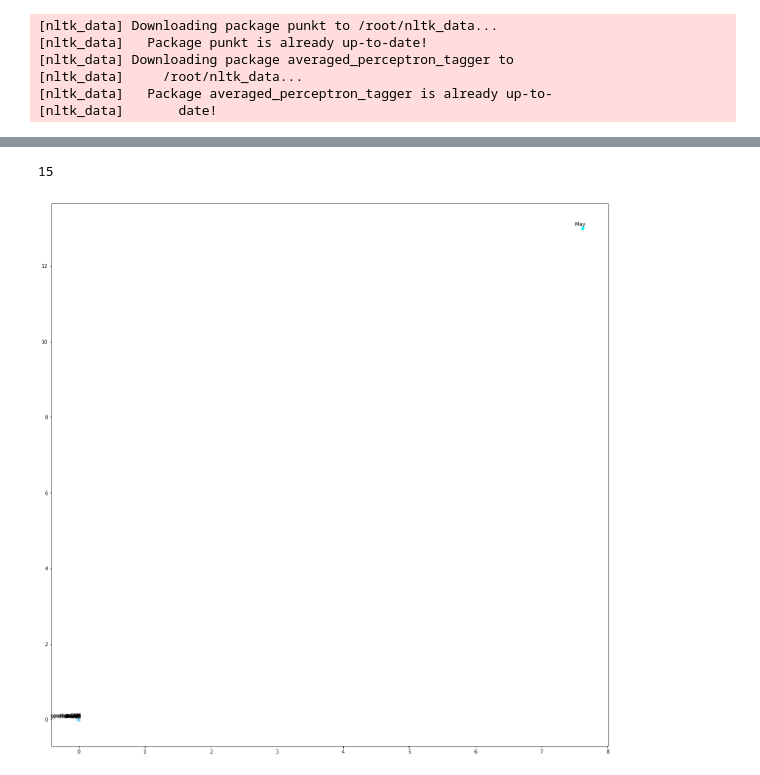
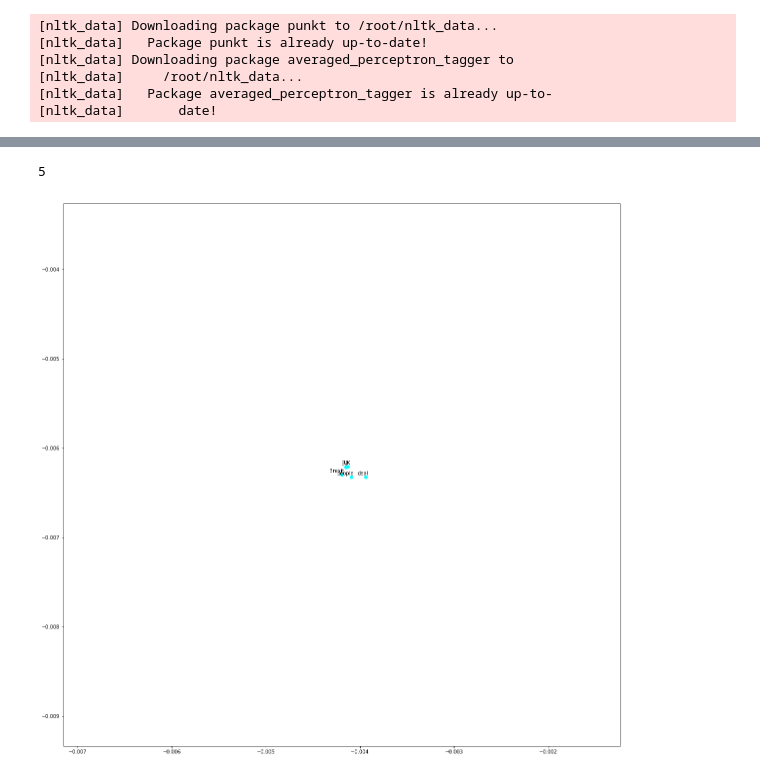
Before and after one commit to kahf-sami/Prototype-Analyzer, a Jupyter notebook: notebooks/paper2/word2vecGC.py.ipynb, the cells around one changed output, grey strips where cells are left out. Drawn from its saved outputs; the diff is of its cells as text; code cells hidden in the pictures.

```diff
--- a/notebooks/paper2/word2vecGC.py.ipynb
+++ b/notebooks/paper2/word2vecGC.py.ipynb
@@ -47,7 +47,7 @@ Total files in list:  6
 # %%
 from packages.gc.word2vec import Word2Vec
 word2vecProcessor = Word2Vec(dataProcessor)
-#word2vecProcessor.train()
+word2vecProcessor.train()
 
 skipWindow = 2
 word2vecProcessor.resetIndex()
@@ -82,10 +100,10 @@ A
 # %%
 from packages.gc.plotter import Plotter
-wordInfo = word2vecProcessor.getPoints(15)
+wordInfo = word2vecProcessor.getPoints(5)
 print(len(wordInfo))
 
 linearPlotProcessor = Plotter(wordInfo)
 linearPlotProcessor.displayPlot()
 # %% [output]
-15
+5
-[figure, old version]
+[figure, new version]
```
Also changed, not shown: parts of 4 cells of this notebook, 17 other files.
